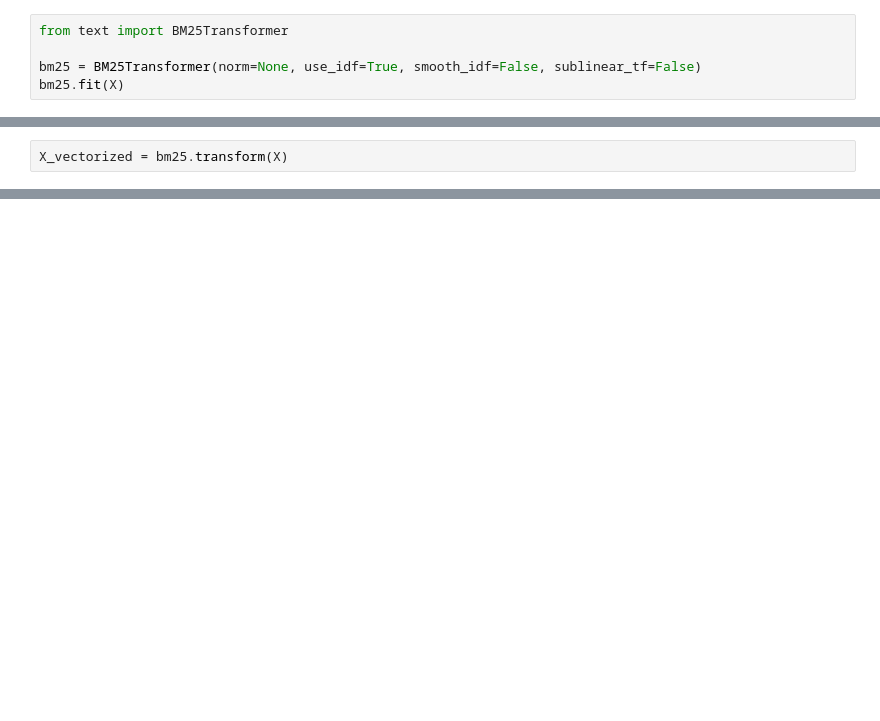
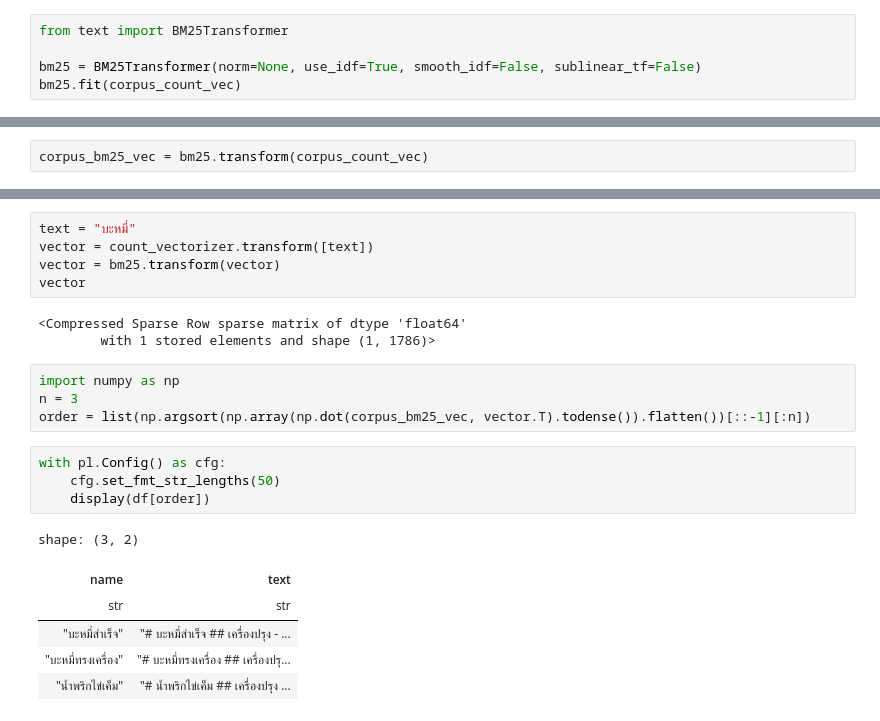
Before and after one commit to Nevermetyou65/bm25th, a Jupyter notebook: nb.ipynb, the cells around one changed output, grey strips where cells are left out. Saved outputs shown, nothing was run; the diff lists cells and outputs as text; blank space fills up the shorter version.

```diff
--- a/nb.ipynb
+++ b/nb.ipynb
@@ -22,4 +160,4 @@ X
 from text import BM25Transformer
 
 bm25 = BM25Transformer(norm=None, use_idf=True, smooth_idf=False, sublinear_tf=False)
-bm25.fit(X)
+bm25.fit(corpus_count_vec)
@@ -28,3 +171,3 @@ bm25.idf_
 # %%
-X_vectorized = bm25.transform(X)
+corpus_bm25_vec = bm25.transform(corpus_count_vec)
 # %%
@@ -31,0 +189,23 @@ X_vectorized.todense()
+# %%
+text = "บะหมี่"
+vector = count_vectorizer.transform([text])
+vector = bm25.transform(vector)
+vector
+# %% [output]
+<Compressed Sparse Row sparse matrix of dtype 'float64'
+        with 1 stored elements and shape (1, 1786)>
+# %%
+import numpy as np
+n = 3
+order = list(np.argsort(np.array(np.dot(corpus_bm25_vec, vector.T).todense()).flatten())[::-1][:n])
+# %%
+with pl.Config() as cfg:
+    cfg.set_fmt_str_lengths(50)
+    display(df[order])
+# %% [output]
+shape: (3, 2)
+| name | text |
+| str | str |
+| "บะหมี่สำเร็จ" | "# บะหมี่สำเร็จ ## เครื่องปรุง - ... |
+| "บะหมี่ทรงเครื่อง" | "# บะหมี่ทรงเครื่อง ## เครื่องปรุ... |
+| "น้ำพริกไข่เค็ม" | "# น้ำพริกไข่เค็ม ## เครื่องปรุง ... |
```
Also changed, not shown: parts of 10 cells of this notebook, 2 other files.
